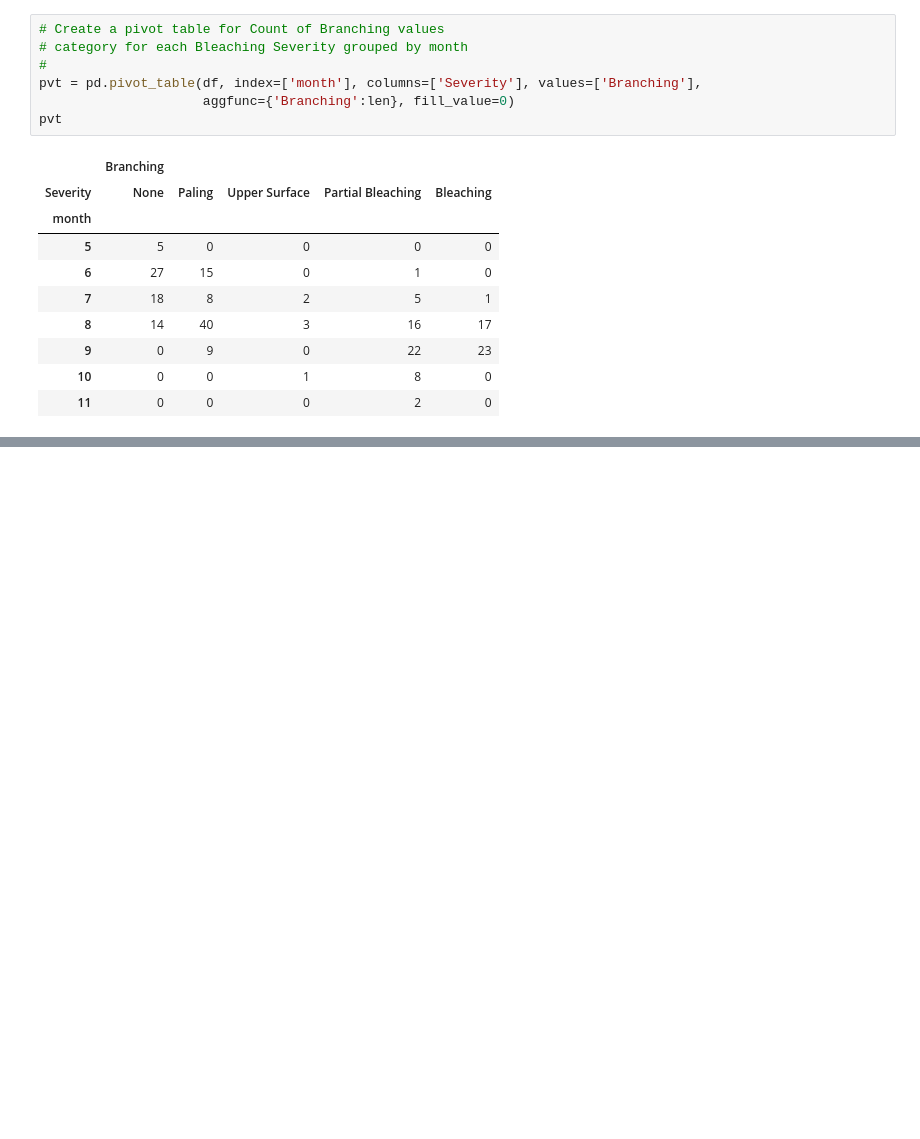
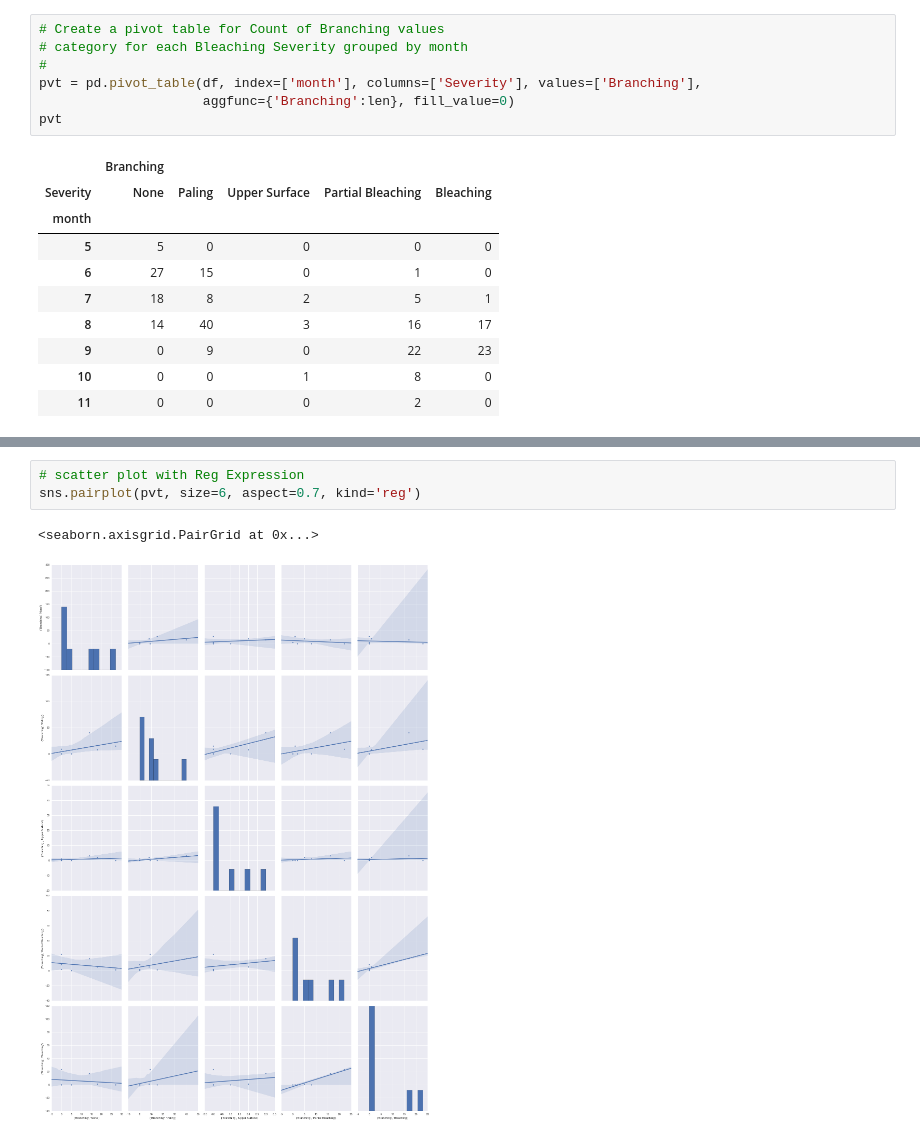
Before and after one commit to misrab/homework, a Jupyter notebook: BalaCattavarayane/Project/Project1.ipynb, the cells around one changed output, grey strips where cells are left out. Drawn from its saved outputs; the diff is of its cells as text; blank space fills up the shorter version.

```diff
--- a/BalaCattavarayane/Project/Project1.ipynb
+++ b/BalaCattavarayane/Project/Project1.ipynb
@@ -282,0 +297,6 @@ b.set_ylabel("Observation Count", fontsize=10)
+# %%
+# scatter plot with Reg Expression
+sns.pairplot(pvt, size=6, aspect=0.7, kind='reg')
+# %% [output]
+<seaborn.axisgrid.PairGrid at 0x...>
+[figure, added]
```
Also changed, not shown: parts of 9 cells of this notebook.
